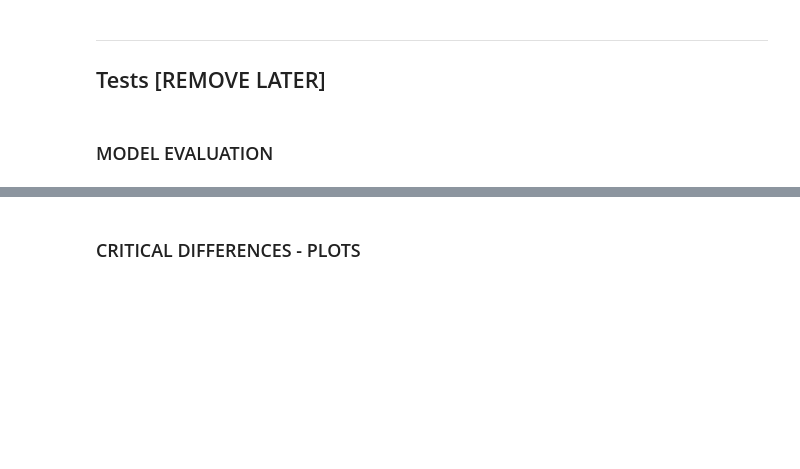
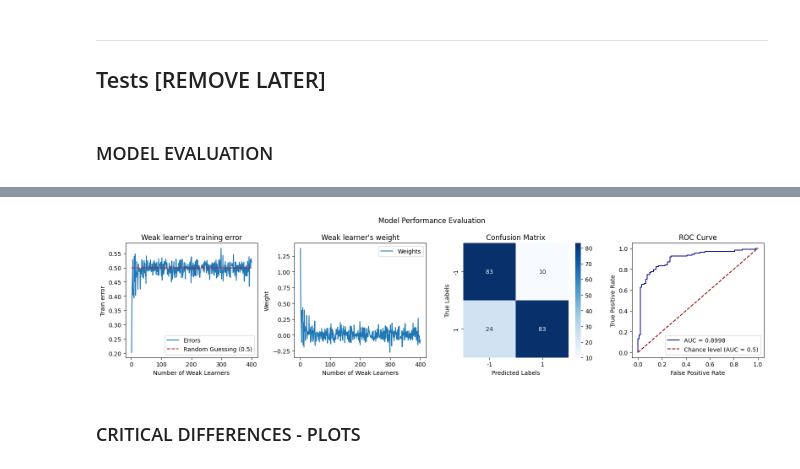
Before and after one commit to EstevesX10/ML1-AdaBoost-Analysis-Optimization, a Jupyter notebook: AdaBoost/AdaBoost.ipynb, the cells around one changed output, grey strips where cells are left out. Saved outputs shown, nothing was run; the diff lists cells and outputs as text; code cells hidden in the pictures; blank space fills up the shorter version.

```diff
--- a/AdaBoost/AdaBoost.ipynb
+++ b/AdaBoost/AdaBoost.ipynb
@@ -335,6 +384,8 @@ ab.fit(X_train, y_train, M=400)
 # %%
 # Weak Learners Statistics
-# Plot_Model_Stats(ab, X_test, y_test)
+Plot_Model_Stats(ab, X_test, y_test)
+# %% [output]
+[figure, added]
 # %%
 # Sklearn Base AdaBoost
 # model = AdaBoostClassifier()
```
Also changed, not shown: parts of 15 cells of this notebook.
